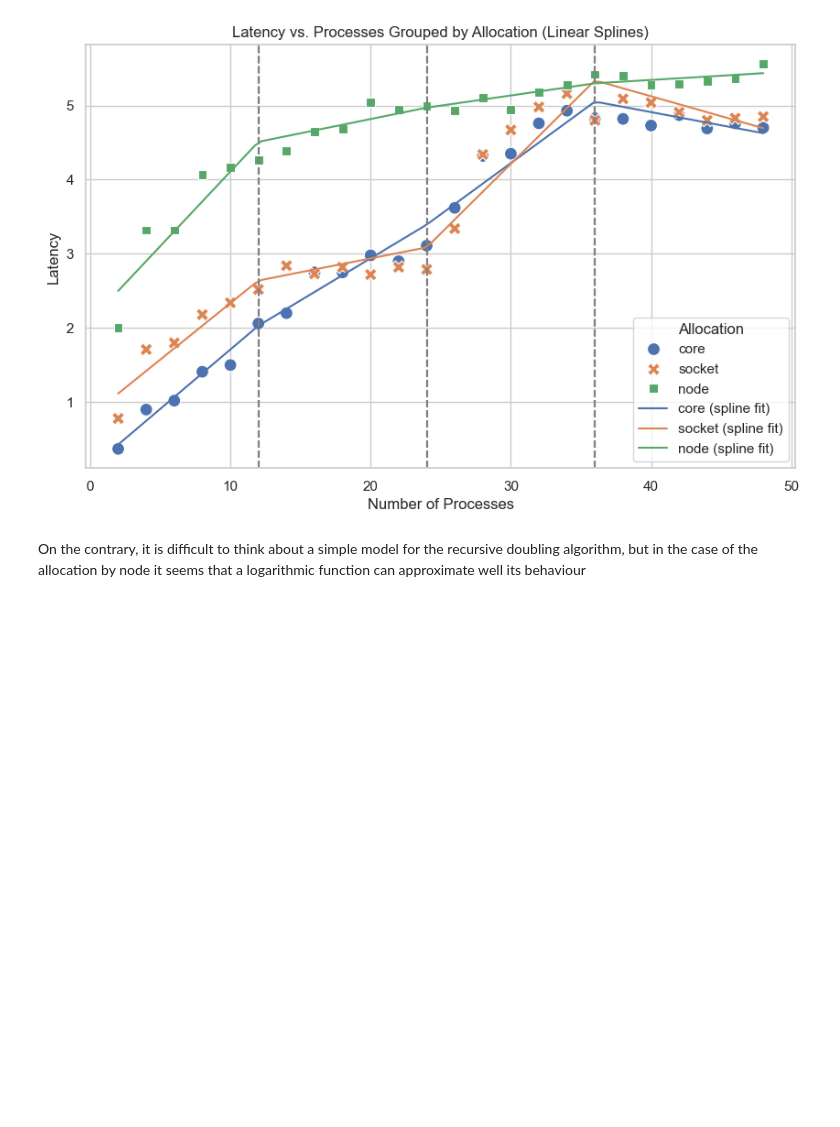
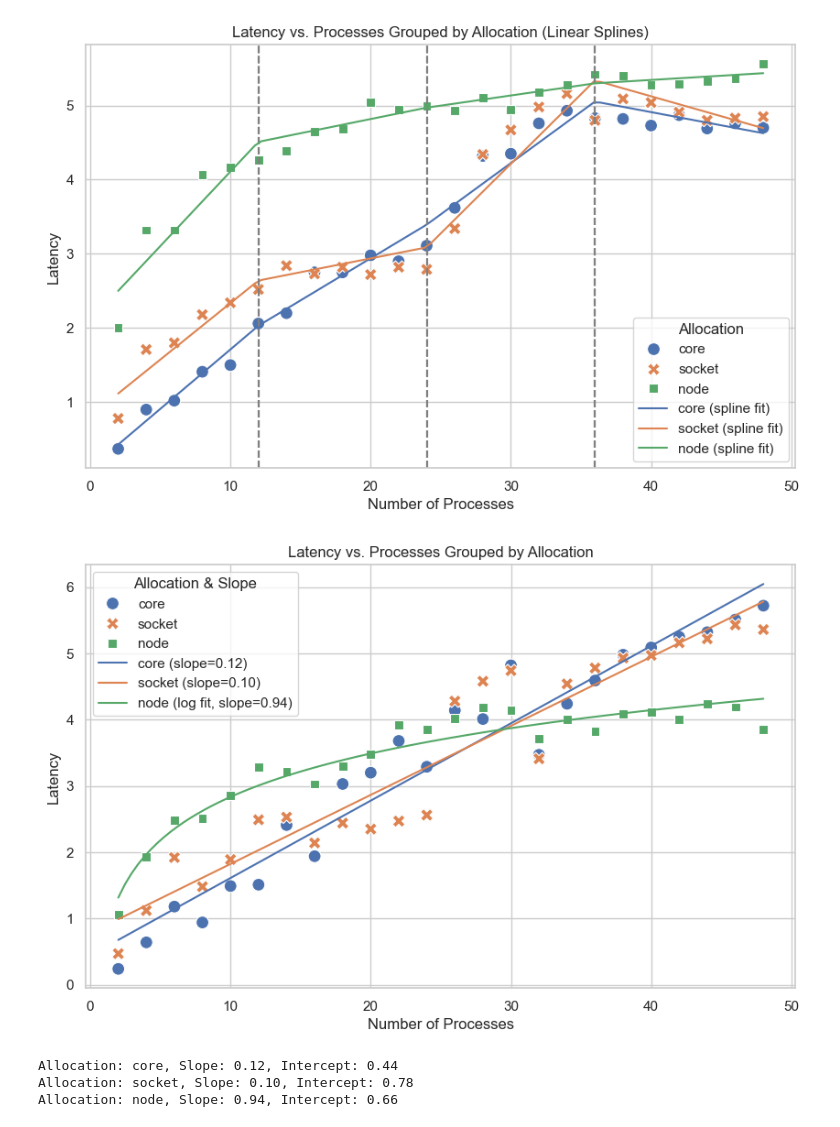
Before and after one commit to mzampar/High_Performance_Computing_2023, a Jupyter notebook: Excercise_1/barrier/results/barrier_analysis.ipynb, the cells around one changed output. Drawn from its saved outputs; the diff is of its cells as text; code cells hidden in the pictures; blank space fills up the shorter version.

```diff
--- a/Excercise_1/barrier/results/barrier_analysis.ipynb
+++ b/Excercise_1/barrier/results/barrier_analysis.ipynb
@@ -251,5 +251,54 @@ Allocation: core, Slopes between knots: [0.16028942476790156, 0.1135978799289584
 Allocation: socket, Slopes between knots: [0.15233774391563268, 0.0372925382909608, 0.18767052492778902, -0.05371815656116693]
 Allocation: node, Slopes between knots: [0.20099861459841512, 0.0383752681129644, 0.02735026698750631, 0.011392189596293845]
 [figure]
-# %% [markdown]
-On the contrary, it is difficult to think about a simple model for the recursive doubling algorithm, but in the case of the allocation by node it seems that a logarithmic function can approximate well its behaviour
+# %%
+from sklearn.metrics import mean_squared_error
+
+sns.set(style="whitegrid")
+plt.figure(figsize=(10, 6))
+
+sns.scatterplot(data=barrier_recursive_doubling, x='Processes', y='Latency', hue='Allocation', style='Allocation', s=100)
+
+allocations = barrier_recursive_doubling['Allocation'].unique()
+coefficients = {}
+
+for alloc in allocations:
+    subset = barrier_recursive_doubling[barrier_recursive_doubling['Allocation'] == alloc]
+    X = subset['Processes'].values.reshape(-1, 1)
+    y = subset['Latency'].values
+
+    if alloc == 'node':
+        X_log = np.log(X)
+        model = LinearRegression()
+        model.fit(X_log, y)
+
+        coefficients[alloc] = {'slope': model.coef_[0], 'intercept': model.intercept_}
+
+        X_range = np.linspace(X.min(), X.max(), 100).reshape(-1, 1)
+        y_pred = model.predict(np.log(X_range))
+        plt.plot(X_range, y_pred, label=f'{alloc} (log fit, slope={model.coef_[0]:.2f})')
+
+    else:
+        model = LinearRegression()
+        model.fit(X, y)
+
+        coefficients[alloc] = {'slope': model.coef_[0], 'intercept': model.intercept_}
+
+        X_range = np.linspace(X.min(), X.max(), 100).reshape(-1, 1)
+        y_pred = model.predict(X_range)
+        plt.plot(X_range, y_pred, label=f'{alloc} (slope={model.coef_[0]:.2f})')
+
+plt.xlabel('Number of Processes')
+plt.ylabel('Latency')
+plt.title('Latency vs. Processes Grouped by Allocation')
+plt.legend(title='Allocation & Slope')
+plt.savefig('figures/latency_regression_1.png')
+plt.show()
+
+for alloc, coef in coefficients.items():
+    print(f"Allocation: {alloc}, Slope: {coef['slope']:.2f}, Intercept: {coef['intercept']:.2f}")
+# %% [output]
+[figure, added]
+Allocation: core, Slope: 0.12, Intercept: 0.44
+Allocation: socket, Slope: 0.10, Intercept: 0.78
+Allocation: node, Slope: 0.94, Intercept: 0.66
```
Also changed, not shown: 6 other files.
